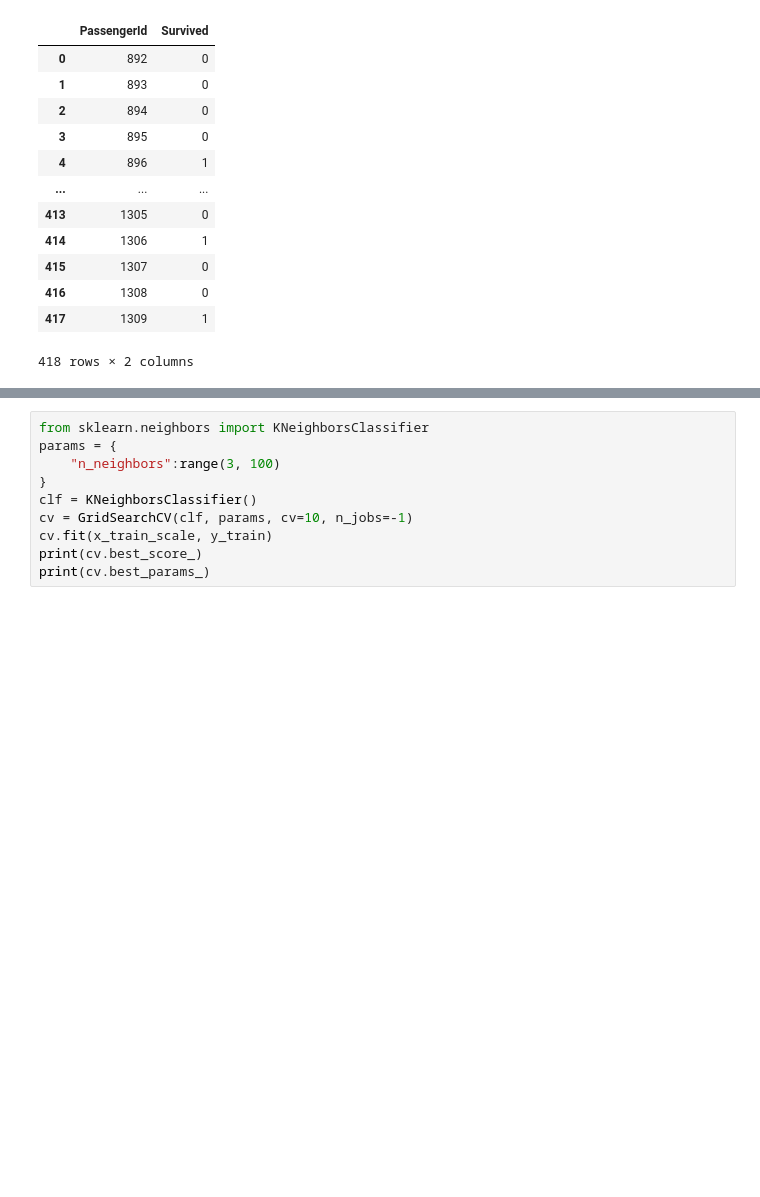
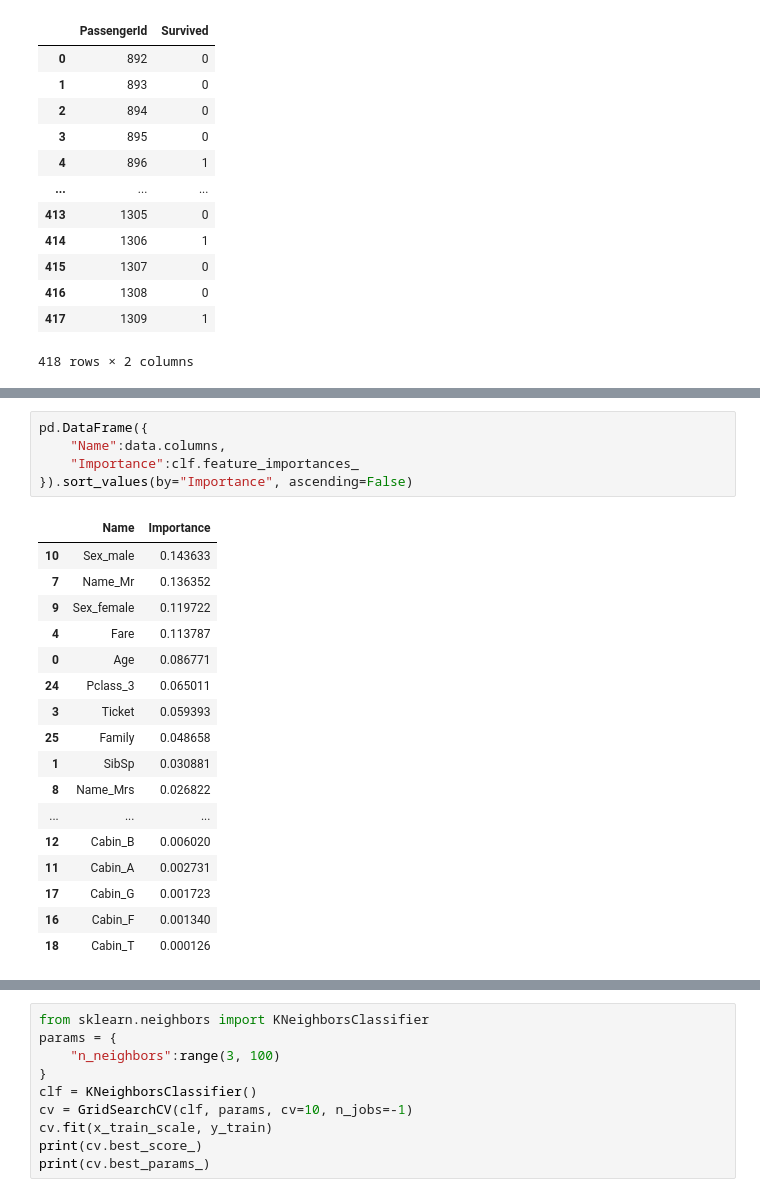
Before and after one commit to Elwing-Chou/ml0602, a Jupyter notebook: titanic.ipynb, the cells around one changed output, grey strips where cells are left out. Saved outputs shown, nothing was run; the diff lists cells and outputs as text; blank space fills up the shorter version.

```diff
--- a/titanic.ipynb
+++ b/titanic.ipynb
@@ -191,3 +198,26 @@ df
+# %%
+pd.DataFrame({
+    "Name":data.columns,
+    "Importance":clf.feature_importances_
+}).sort_values(by="Importance", ascending=False)
+# %% [output]
+|  | Name | Importance |
+| 10 | Sex_male | 0.143633 |
+| 7 | Name_Mr | 0.136352 |
+| 9 | Sex_female | 0.119722 |
+| 4 | Fare | 0.113787 |
+| 0 | Age | 0.086771 |
+| 24 | Pclass_3 | 0.065011 |
+| 3 | Ticket | 0.059393 |
+| 25 | Family | 0.048658 |
+| 1 | SibSp | 0.030881 |
+| 8 | Name_Mrs | 0.026822 |
+| ... | ... | ... |
+| 12 | Cabin_B | 0.006020 |
+| 11 | Cabin_A | 0.002731 |
+| 17 | Cabin_G | 0.001723 |
+| 16 | Cabin_F | 0.001340 |
+| 18 | Cabin_T | 0.000126 |
 # %%
 from sklearn.preprocessing import MinMaxScaler, StandardScaler, RobustScaler
 scaler = MinMaxScaler()
```
Also changed, not shown: parts of 4 cells of this notebook.
